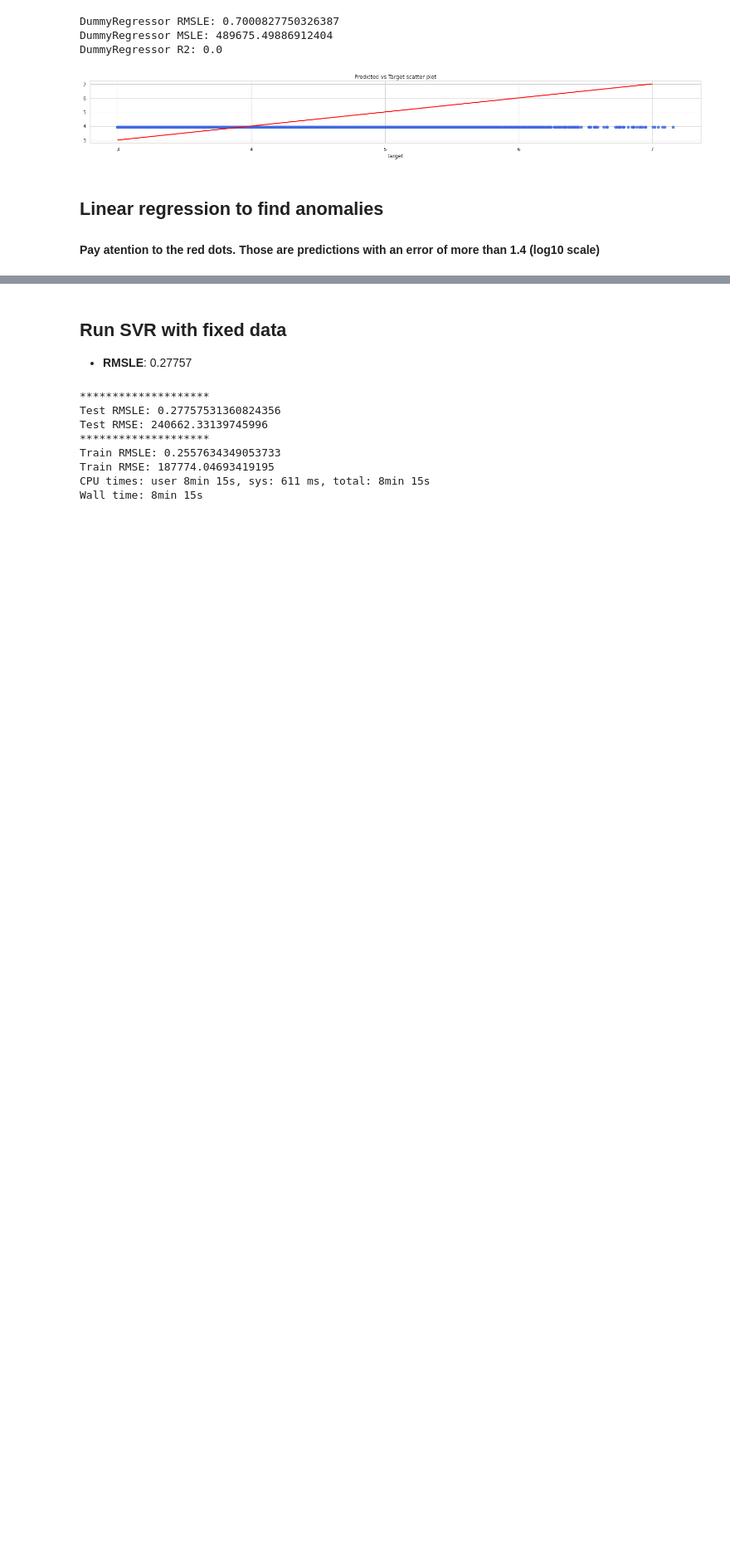
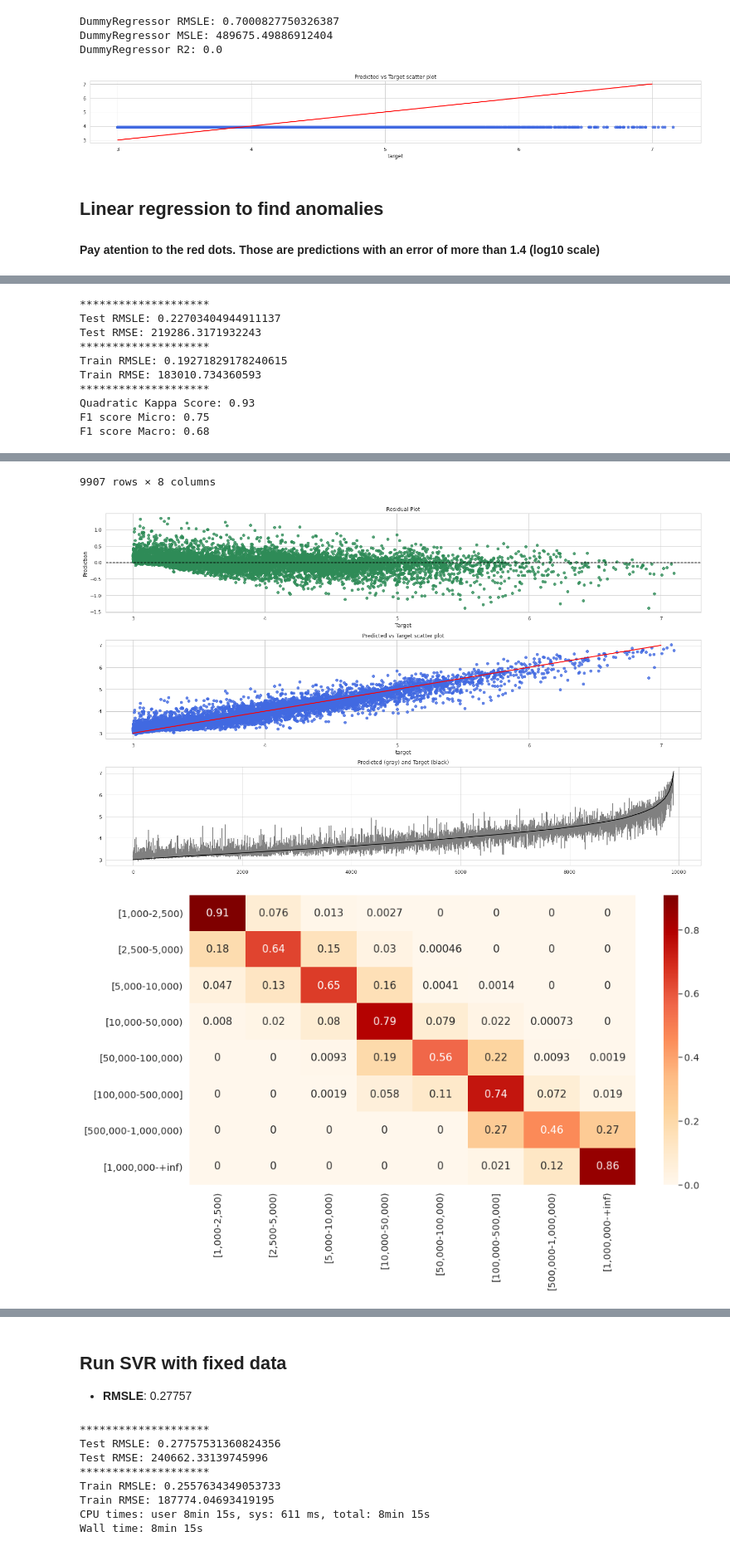
Before and after one commit to FernandoCondino/dbpedia_predictions, a Jupyter notebook: evaluation.ipynb, the cells around one changed output, grey strips where cells are left out. Shown at 83% size. Cells and saved outputs as stored; diff of their text form; code cells hidden in the pictures; blank space fills up the shorter version.

```diff
--- a/evaluation.ipynb
+++ b/evaluation.ipynb
@@ -178,0 +245,6 @@ for name, target in fixed_populations.items():
+# %%
+X_train_nlp, y_train_nlp = train_df_nlp.drop(columns='target'), train_df_nlp.target
+X_held_out_nlp, y_held_out_nlp = held_out_nlp.drop(columns='target'), held_out_nlp.target
+
+nlp_held_out_prediction = X_held_out_nlp.subject.to_frame()
+nlp_held_out_prediction['nlp_prediction'] = nlp_predict(X_train_nlp, y_train_nlp, X_held_out_nlp, upsampling_threshold=2500)
@@ -178,0 +257,32 @@ for name, target in fixed_populations.items():
+# %%
+merged_train_df = train_df_infobox.merge(nlp_prediction, on='subject', how='left')
+merged_held_out_df = held_out_infobox.merge(nlp_held_out_prediction, on='subject', how='left')
+
+X_train, y_train = merged_train_df.drop(columns='target'), np.log10(merged_train_df.target)
+y_held_out = np.log10(merged_held_out_df.target).sort_values()
+X_held_out = merged_held_out_df.drop(columns='target').reindex(y_held_out.index)
+
+model = TransformedTargetRegressor(regressor=get_lxgb_pipeline(), transformer=MinMaxScaler())
+model.fit(X_train, y_train)
+evaluator = ModelEvaluator(model, X_held_out, y_held_out, X_train, y_train)
+
+test_pred, train_pred = evaluator.evaluate_model(eval_r2_score=False)
+evaluator.plot_results()
+print('********************')
+pred_bin = pd.cut(10**test_pred, bins=BINS, labels=BIN_LABELS).astype(int)
+y_test_bin = pd.cut(10**y_held_out, bins=BINS, labels=BIN_LABELS).astype(int)
+
+evaluate_categorical(y_test_bin, pred_bin)
+error_analysis_df = evaluator.get_error_analysis(merged_held_out_df)
+error_analysis_df
+# %% [output]
+********************
+Test RMSLE: 0.22703404944911137
+Test RMSE: 219286.3171932243
+********************
+Train RMSLE: 0.19271829178240615
+Train RMSE: 183010.734360593
+********************
+Quadratic Kappa Score: 0.93
+F1 score Micro: 0.75
+F1 score Macro: 0.68
@@ -178,0 +301,3 @@ for name, target in fixed_populations.items():
+9907 rows × 8 columns
+[figure, added]
+[figure, added]
```
Also changed, not shown: parts of 32 cells of this notebook.
